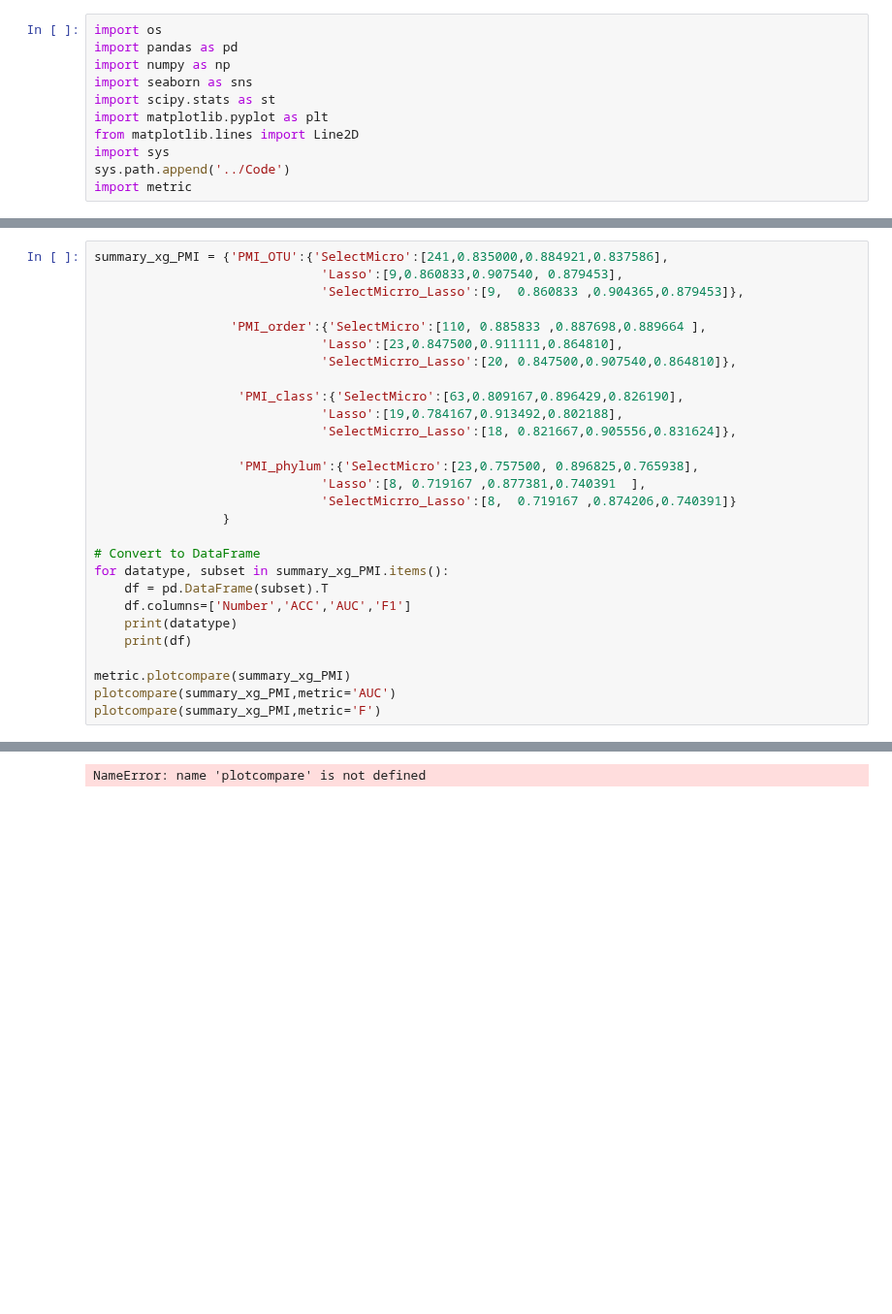
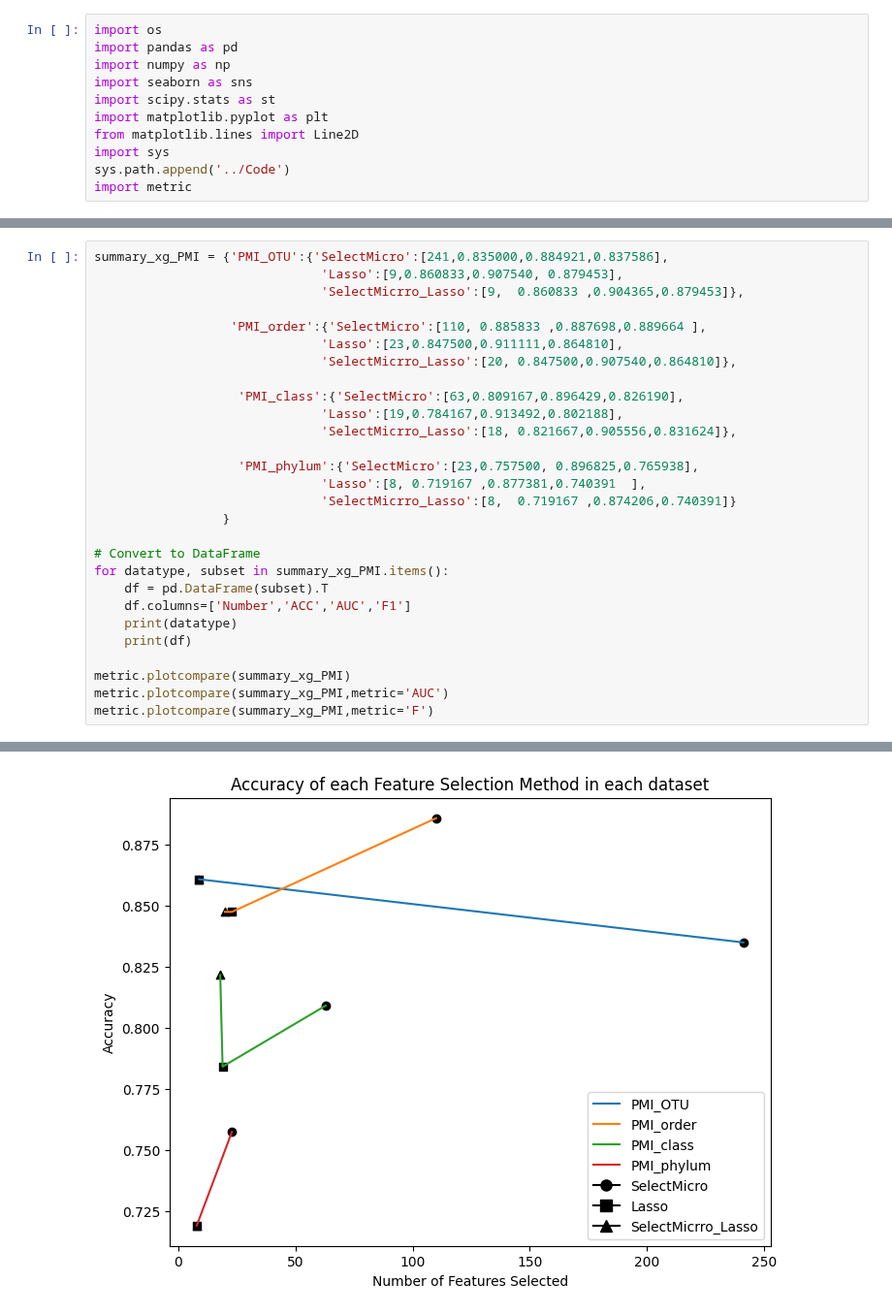
Before and after one commit to mengling-he/SelectMicro_24new, a Jupyter notebook: Analysis/summary-xgboost.ipynb, the cells around one changed output, grey strips where cells are left out. Shown at 97% size. Saved outputs shown, nothing was run; the diff lists cells and outputs as text; blank space fills up the shorter version.

Commit message:
update some errores

```diff
--- a/Analysis/summary-xgboost.ipynb
+++ b/Analysis/summary-xgboost.ipynb
@@ -79,33 +79,33 @@ summary_xg_PMI = {'PMI_OTU':{'SelectMicro':[241,0.835000,0.884921,0.837586],
 
 # Convert to DataFrame
 for datatype, subset in summary_xg_PMI.items():
     df = pd.DataFrame(subset).T
     df.columns=['Number','ACC','AUC','F1']
     print(datatype)
     print(df)
 
 metric.plotcompare(summary_xg_PMI)
-plotcompare(summary_xg_PMI,metric='AUC')
-plotcompare(summary_xg_PMI,metric='F')
+metric.plotcompare(summary_xg_PMI,metric='AUC')
+metric.plotcompare(summary_xg_PMI,metric='F')
 # %% [output]
 PMI_OTU
                     Number       ACC       AUC        F1
 SelectMicro          241.0  0.835000  0.884921  0.837586
 Lasso                  9.0  0.860833  0.907540  0.879453
 SelectMicrro_Lasso     9.0  0.860833  0.904365  0.879453
 PMI_order
                     Number       ACC       AUC        F1
 SelectMicro          110.0  0.885833  0.887698  0.889664
 Lasso                 23.0  0.847500  0.911111  0.864810
 SelectMicrro_Lasso    20.0  0.847500  0.907540  0.864810
 PMI_class
                     Number       ACC       AUC        F1
 SelectMicro           63.0  0.809167  0.896429  0.826190
 Lasso                 19.0  0.784167  0.913492  0.802188
 SelectMicrro_Lasso    18.0  0.821667  0.905556  0.831624
 PMI_phylum
                     Number       ACC       AUC        F1
 SelectMicro           23.0  0.757500  0.896825  0.765938
 Lasso                  8.0  0.719167  0.877381  0.740391
 SelectMicrro_Lasso     8.0  0.719167  0.874206  0.740391
-NameError: name 'plotcompare' is not defined
+[figure, added]
```
Also changed, not shown: parts of 4 cells of this notebook.
